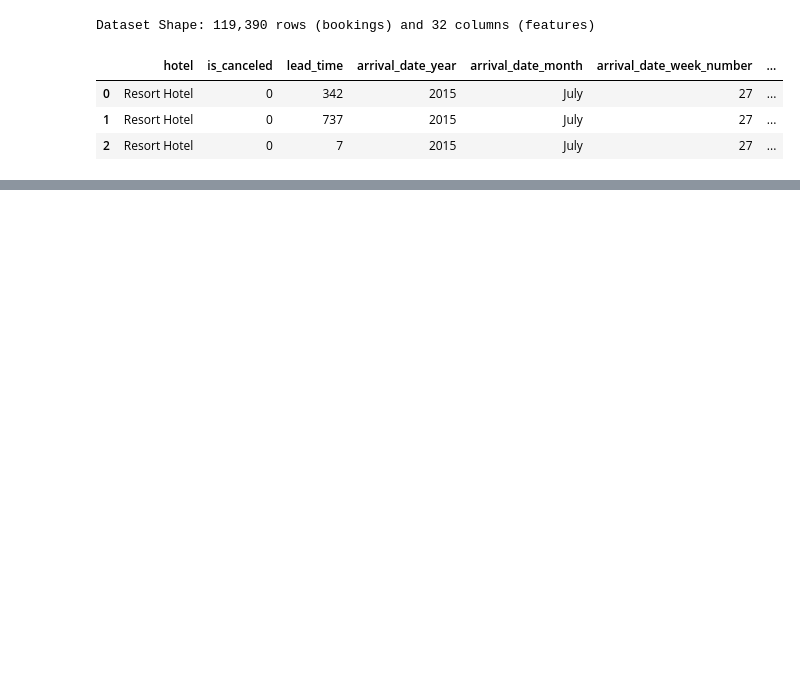
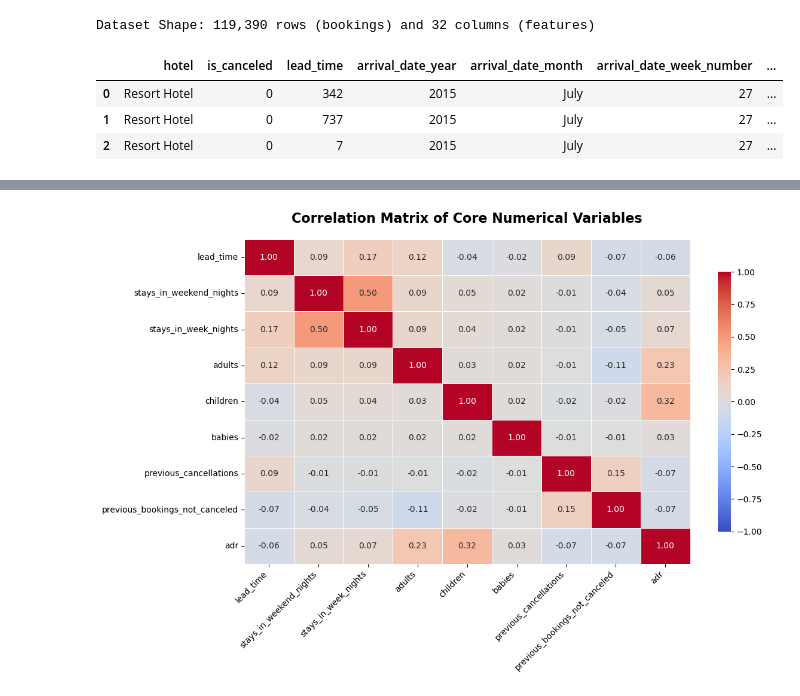
Before and after one commit to AfonsoCSimoes/UnsupervisedLearning-Project, a Jupyter notebook: notebooks/01_eda_and_governance.ipynb, the cells around one changed output, grey strips where cells are left out. Drawn from its saved outputs; the diff is of its cells as text; code cells hidden in the pictures; blank space fills up the shorter version.

```diff
--- a/notebooks/01_eda_and_governance.ipynb
+++ b/notebooks/01_eda_and_governance.ipynb
@@ -78,25 +86,17 @@ Missingness Summary: Categorical Variables
 |  | Missing Values | Percentage (%) |
 | country | 488 | 0.408744 |
 # %%
-# Core numerical variables for our baseline (and ADR for profiling/checks)
 core_num_vars = [
-    'lead_time',
-    'stays_in_weekend_nights',
-    'stays_in_week_nights',
-    'adults',
-    'children',
-    'babies',
-    'previous_cancellations',
-    'previous_bookings_not_canceled',
-    'adr'
+    'lead_time', 'stays_in_weekend_nights', 'stays_in_week_nights',
+    'adults', 'children', 'babies', 'previous_cancellations',
+    'previous_bookings_not_canceled', 'adr'
 ]
 
-print("Outlier & Heavy Tail Check: Core Numerical Variables")
+print("Outlier & Heavy Tail Summary:")
 display(df[core_num_vars].describe().round(2))
 
-# Quick check for the specific extreme values the professor warned us about
 print("\nSpecific Anomaly Checks:")
-print(f"Bookings with ADR < 0: {(df['adr'] < 0).sum()}")
-print(f"Bookings with ADR > 1000: {(df['adr'] > 1000).sum()}")
-print(f"Bookings with 0 adults: {(df['adults'] == 0).sum()}")
+print(f"Bookings with ADR < 0: {(df['adr'] < 0).sum()} (Data Error)")
+print(f"Bookings with ADR > 1000: {(df['adr'] > 1000).sum()} (Extreme Outlier)")
+print(f"Bookings with 0 adults: {(df['adults'] == 0).sum()} (Edge Case)")
 # %% [output]
@@ -116,0 +120,25 @@ Bookings with 0 adults: 403
+# %%
+corr_matrix = df[core_num_vars].corr()
+
+plt.figure(figsize=(12, 8))
+
+sns.heatmap(
+    corr_matrix,
+    annot=True,
+    fmt=".2f",
+    cmap="coolwarm",
+    vmin=-1, vmax=1,
+    linewidths=0.5,
+    cbar_kws={"shrink": .8}
+)
+
+plt.title("Correlation Matrix of Core Numerical Variables", fontsize=16, fontweight='bold', pad=20)
+plt.xticks(rotation=45, ha='right')
+plt.tight_layout()
+
+os.makedirs('../figures', exist_ok=True)
+plt.savefig("../figures/eda_correlation_matrix.png", dpi=150)
+
+plt.show()
+# %% [output]
+[figure, added]
```
Also changed, not shown: parts of 9 cells of this notebook, 1 other file.
